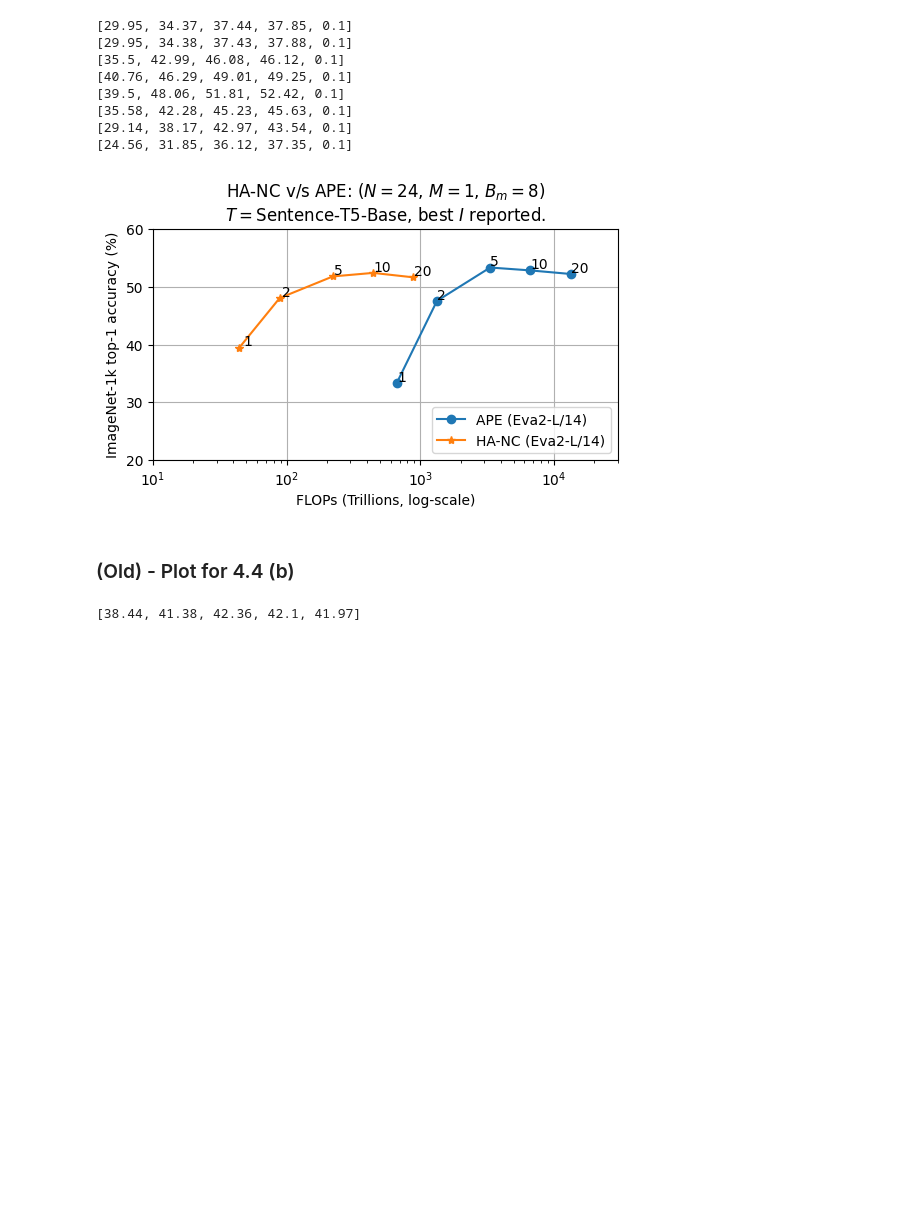
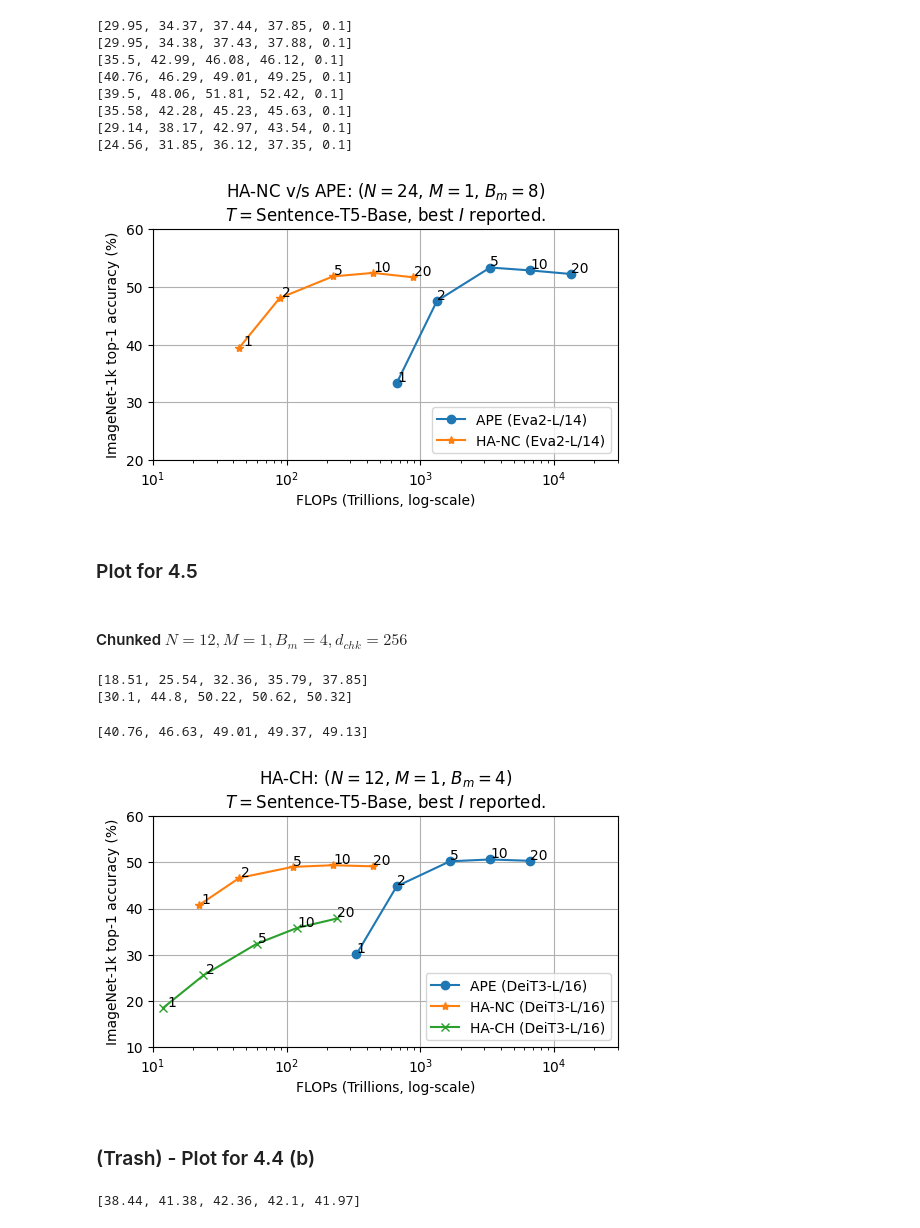
Before and after one commit to jaisidhsingh/hypa-new, a Jupyter notebook: hyperalignment/plot.ipynb, the cells around one changed output. Saved outputs shown, nothing was run; the diff lists cells and outputs as text; code cells hidden in the pictures; blank space fills up the shorter version.

Commit message:
finish chunked 12_4 eval

```diff
--- a/hyperalignment/plot.ipynb
+++ b/hyperalignment/plot.ipynb
@@ -9,6 +11,8 @@ HNET_FLOPS_18_6_with_768_1ep = 33.25
 HNET_FLOPS_30_10_with_768_1ep = 55.4
 HNET_FLOPS_24_8_with_768_1ep = 44.3366
 
+CHKNET_FLOPS_12_4_with_768_1ep = 11.9373
+
 def get_ape_flops(i, t):
     x = (APE_FLOPS_384_with_768_1ep / 384) * i
     y = (x / 768) * t
@@ -702,8 +706,72 @@ plt.title(f"HA-NC v/s APE: ($N=24$, $M=1$, $B_m=8$)\n$T=$Sentence-T5-Base, best
 plt.show()
 # %% [output]
 [figure]
+# %% [markdown]
+### Plot for 4.5
+# %% [markdown]
+#### Chunked $N=12, M=1, B_m=4, d_{chk}=256$
+# %%
+hnet_12_4_chk = {'eval': {'epoch_1': {'imagenet1k': 18.51}, 'epoch_2': {'imagenet1k': 25.54}, 'epoch_5': {'imagenet1k': 32.36}, 'epoch_10': {'imagenet1k': 35.79}, 'epoch_20': {'imagenet1k': 37.85}}, 'text_encoder': 'sentence-t5-base', 'encoder_index': 3}
+hnet_accs = [item["imagenet1k"] for item in hnet_12_4_chk["eval"].values()]
+print(hnet_accs)
+
+ape_12_4_chk = {'deit3_large_patch16_384.fb_in22k_ft_in1k': {'image_encoder': 'deit3_large_patch16_384.fb_in22k_ft_in1k', 'seed': 0, 'eval': {'epoch_1': {'imagenet1k': 30.1}, 'epoch_2': {'imagenet1k': 44.8}, 'epoch_5': {'imagenet1k': 50.22}, 'epoch_10': {'imagenet1k': 50.62}, 'epoch_20': {'imagenet1k': 50.32}}, 'text_encoder': 'sentence-t5-base', 'encoder_index': 3}}
+ape_accs = [item["imagenet1k"] for item in ape_12_4_chk["deit3_large_patch16_384.fb_in22k_ft_in1k"]["eval"].values()]
+print(ape_accs)
+# %% [output]
+[18.51, 25.54, 32.36, 35.79, 37.85]
+[30.1, 44.8, 50.22, 50.62, 50.32]
+# %%
+hnet_12_4_nc = {'vit_large_patch16_224': {'image_encoder': 'vit_large_patch16_224', 'seed': 0, 'eval': {'epoch_1': {'imagenet1k': 29.56}, 'epoch_2': {'imagenet1k': 33.63}, 'epoch_5': {'imagenet1k': 36.73}, 'epoch_10': {'imagenet1k': 37.69}, 'epoch_20': {'imagenet1k': 37.56}}, 'text_encoder': 'sentence-t5-base', 'encoder_index': 0}, 'vit_large_patch16_224.augreg_in21k_ft_in1k': {'image_encoder': 'vit_large_patch16_224.augreg_in21k_ft_in1k', 'seed': 0, 'eval': {'epoch_1': {'imagenet1k': 29.56}, 'epoch_2': {'imagenet1k': 33.63}, 'epoch_5': {'imagenet1k': 36.73}, 'epoch_10': {'imagenet1k': 37.69}, 'epoch_20': {'imagenet1k': 37.56}}, 'text_encoder': 'sentence-t5-base', 'encoder_index': 1}, 'vit_large_patch14_clip_336.laion2b_ft_in12k_in1k': {'image_encoder': 'vit_large_patch14_clip_336.laion2b_ft_in12k_in1k', 'seed': 0, 'eval': {'epoch_1': {'imagenet1k': 33.63}, 'epoch_2': {'imagenet1k': 40.73}, 'epoch_5': {'imagenet1k': 45.19}, 'epoch_10': {'imagenet1k': 46.07}, 'epoch_20': {'imagenet1k': 45.42}}, 'text_encoder': 'sentence-t5-base', 'encoder_index': 2}, 'deit3_large_patch16_384.fb_in22k_ft_in1k': {'image_encoder': 'deit3_large_patch16_384.fb_in22k_ft_in1k', 'seed': 0, 'eval': {'epoch_1': {'imagenet1k': 40.76}, 'epoch_2': {'imagenet1k': 46.63}, 'epoch_5': {'imagenet1k': 49.01}, 'epoch_10': {'imagenet1k': 49.37}, 'epoch_20': {'imagenet1k': 49.13}}, 'text_encoder': 'sentence-t5-base', 'encoder_index': 3}}
+hnet_accs_nc = [ [subitem["imagenet1k"] for subitem in item["eval"].values() ] for item in hnet_12_4_1024.values() ]
+hnet_accs_nc = hnet_accs_nc[-1]
+
+# ape_12_4_nc = {'deit3_large_patch16_384.fb_in22k_ft_in1k': {'image_encoder': 'deit3_large_patch16_384.fb_in22k_ft_in1k', 'seed': 0, 'eval': {'epoch_1': {'imagenet1k': 30.1}, 'epoch_2': {'imagenet1k': 44.8}, 'epoch_5': {'imagenet1k': 50.22}, 'epoch_10': {'imagenet1k': 50.62}, 'epoch_20': {'imagenet1k': 50.32}}, 'text_encoder': 'sentence-t5-base', 'encoder_index': 3}}
+# ape_accs = [item["imagenet1k"] for item in ape_12_4_1024["deit3_large_patch16_384.fb_in22k_ft_in1k"]["eval"].values()]
+
+print(hnet_accs_nc)
+# print(ape_accs)
+# %% [output]
+[40.76, 46.63, 49.01, 49.37, 49.13]
+# %%
+epochs = [1, 2, 5, 10, 20]
+ape_flops = [ (4 * get_ape_flops(384, 768) + 4 * get_ape_flops(768, 768) + 4 * get_ape_flops(1024, 768)) * e for e in epochs]
+hnet_flops = [CHKNET_FLOPS_12_4_with_768_1ep * e for e in epochs]
+hnet_flops_nc = [HNET_FLOPS_12_4_with_768_1ep * e for e in epochs]
+
+plt.figure(figsize=(6, 3))
+plt.plot(ape_flops, ape_accs, marker="o", label="APE (DeiT3-L/16)")
+plt.plot(hnet_flops_nc, hnet_accs_nc, marker="*", label="HA-NC (DeiT3-L/16)")
+plt.plot(hnet_flops, hnet_accs, marker="x", label="HA-CH (DeiT3-L/16)")
+
+# plt.plot(ape_flops, ape_accs, label="APE (DeiT3-S/16)", marker="o")
+# plt.plot(hnet_flops, hnet_accs, label="HA-Base (DeiT3-S/16)", marker="*")
+plt.xlabel("FLOPs (Trillions, log-scale)")
+plt.xscale("log")
+plt.ylabel(f"{names[bench]} top-1 accuracy (%)")
+plt.ylim([10, 60])
+plt.yticks([10, 20, 30, 40, 50, 60])
+plt.xlim([10, 3e+4])
+
+if j == 0:
+    plt.legend(loc="lower right")
+
+plt.grid(True)
+
+epochs = [1, 2, 5, 10, 20]
+for i, ep in enumerate(epochs):
+    plt.annotate(f"{ep}", (ape_flops[i] + 1, ape_accs[i] + 0.3))
+    plt.annotate(f"{ep}", (hnet_flops[i] + 1, hnet_accs[i] + 0.3))
+    plt.annotate(f"{ep}", (hnet_flops_nc[i] + 1, hnet_accs_nc[i] + 0.3))
+
+# plt.title(f"HA-NC v/s APE: ($N=12$, $M=1$)")
+plt.title(f"HA-CH: ($N=12$, $M=1$, $B_m=4$)\n$T=$Sentence-T5-Base, best $I$ reported.")
+plt.savefig("final_plots/chk_12_4.pdf", dpi=300, format="pdf")
+plt.show()
+# %% [output]
+[figure, added]
 # %% [markdown]
-### (Old) - Plot for 4.4 (b)
+### (Trash) - Plot for 4.4 (b)
 # %%
 # deit3_large_patch16_384.fb_in22k_ft_in1k
 hnet_st5b = {'eval': {'epoch_1': {'imagenet1k': 40.76}, 'epoch_2': {'imagenet1k': 46.63}, 'epoch_5': {'imagenet1k': 49.01}, 'epoch_10': {'imagenet1k': 49.37}, 'epoch_20': {'imagenet1k': 49.13}}, 'text_encoder': 'sentence-t5-base', 'encoder_index': 3}
```
Also changed, not shown: parts of 1 cell of this notebook, 3 other files.
